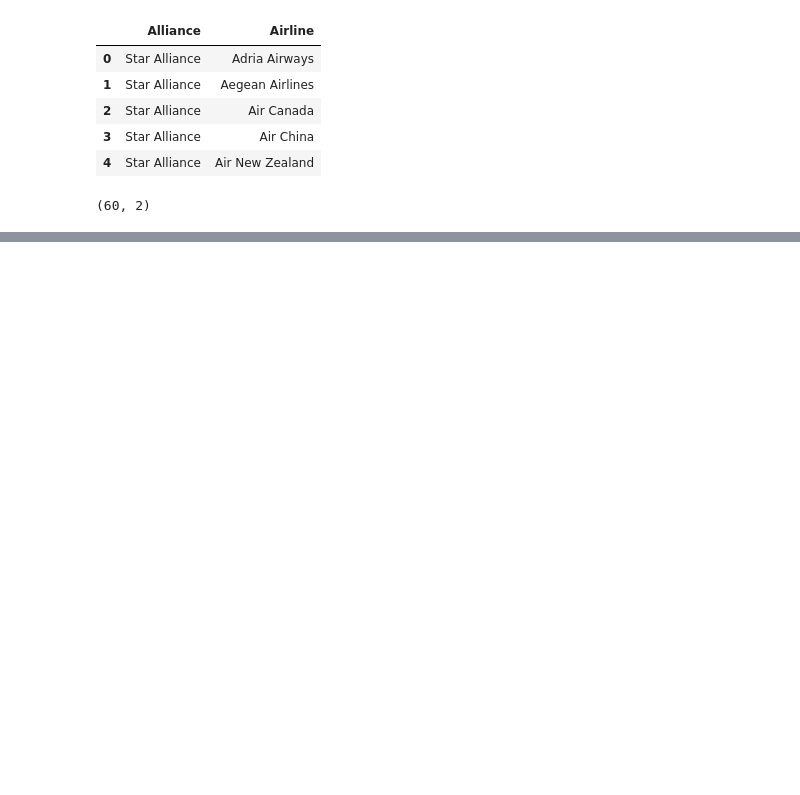
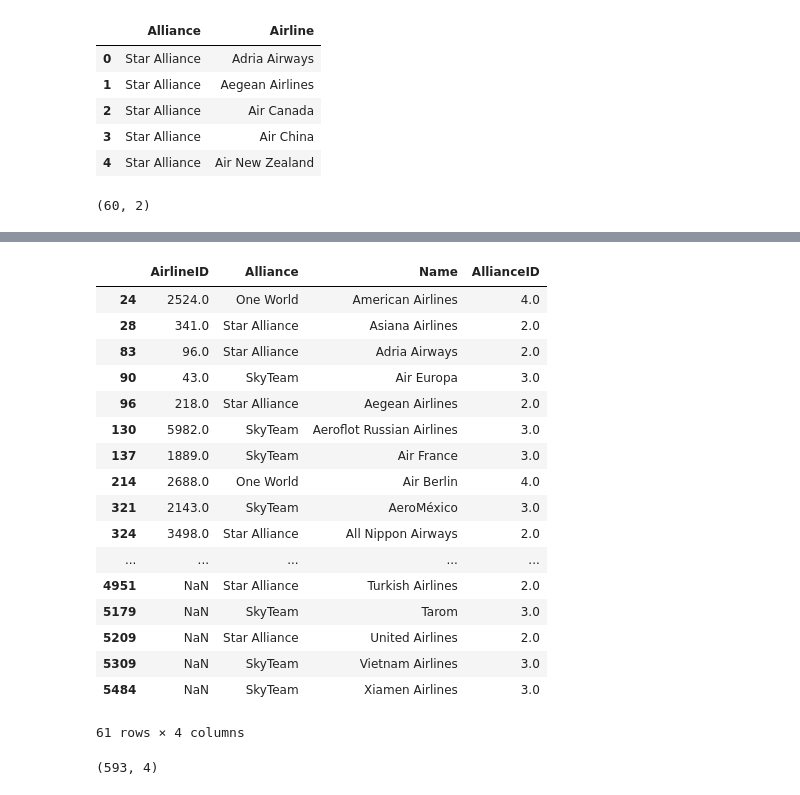
Before and after one commit to nicolasFontbonne/Project_ntds, a Jupyter notebook: main_nico.ipynb, the cells around one changed output, grey strips where cells are left out. Saved outputs shown, nothing was run; the diff lists cells and outputs as text; code cells hidden in the pictures; blank space fills up the shorter version.

```diff
--- a/main_nico.ipynb
+++ b/main_nico.ipynb
@@ -80,0 +169,25 @@ merged
+# %%
+airlinesID[airlinesID.AllianceID.notnull()]
+# %% [output]
+|  | AirlineID | Alliance | Name | AllianceID |
+| 24 | 2524.0 | One World | American Airlines | 4.0 |
+| 28 | 341.0 | Star Alliance | Asiana Airlines | 2.0 |
+| 83 | 96.0 | Star Alliance | Adria Airways | 2.0 |
+| 90 | 43.0 | SkyTeam | Air Europa | 3.0 |
+| 96 | 218.0 | Star Alliance | Aegean Airlines | 2.0 |
+| 130 | 5982.0 | SkyTeam | Aeroflot Russian Airlines | 3.0 |
+| 137 | 1889.0 | SkyTeam | Air France | 3.0 |
+| 214 | 2688.0 | One World | Air Berlin | 4.0 |
+| 321 | 2143.0 | SkyTeam | AeroMéxico | 3.0 |
+| 324 | 3498.0 | Star Alliance | All Nippon Airways | 2.0 |
+| ... | ... | ... | ... | ... |
+| 4951 | NaN | Star Alliance | Turkish Airlines | 2.0 |
+| 5179 | NaN | SkyTeam | Tarom | 3.0 |
+| 5209 | NaN | Star Alliance | United Airlines | 2.0 |
+| 5309 | NaN | SkyTeam | Vietnam Airlines | 3.0 |
+| 5484 | NaN | SkyTeam | Xiamen Airlines | 3.0 |
+61 rows × 4 columns
+# %%
+airlinesID.shape
+# %% [output]
+(593, 4)
```
Also changed, not shown: parts of 21 cells of this notebook, 1 other file.
